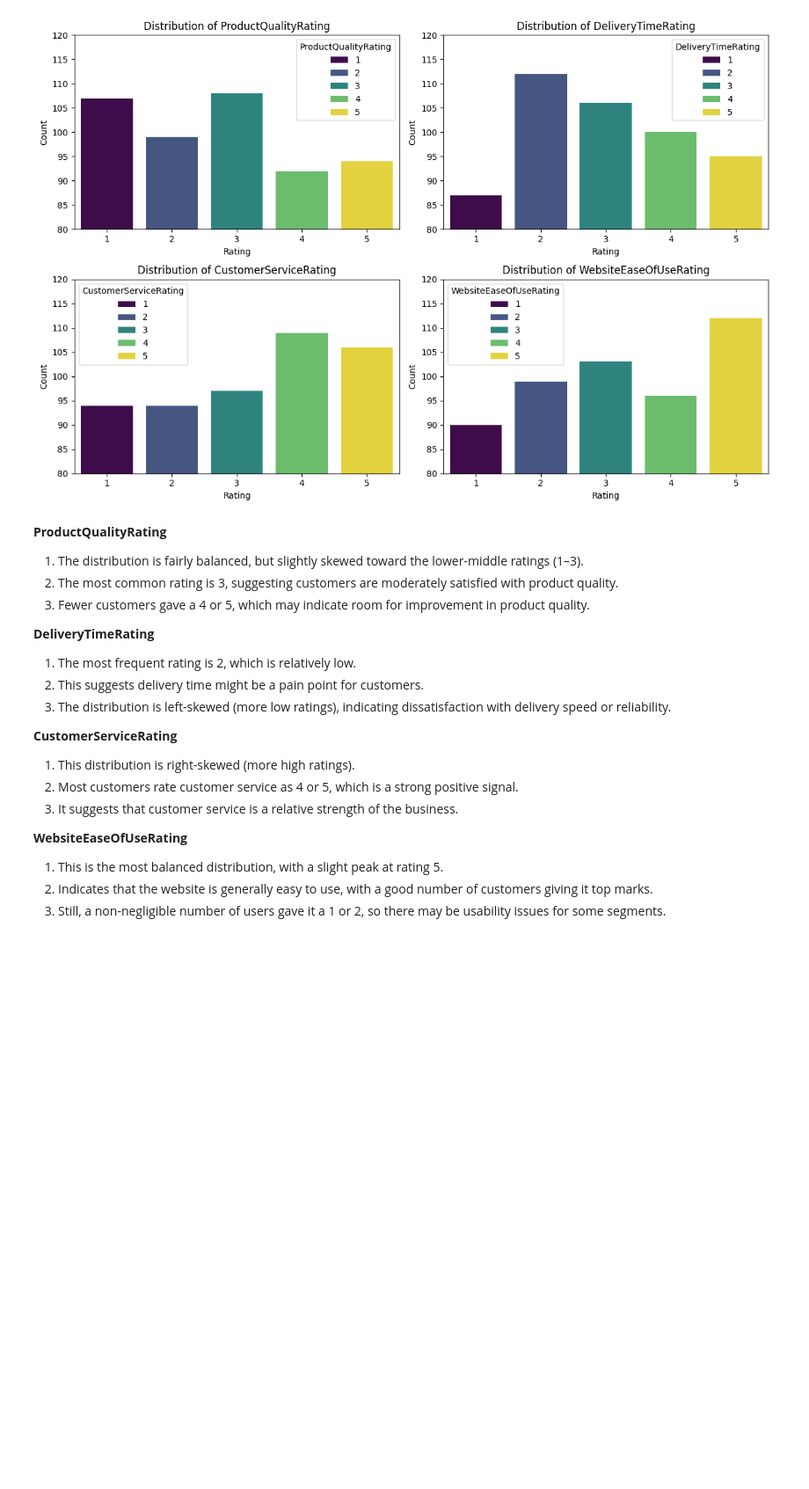
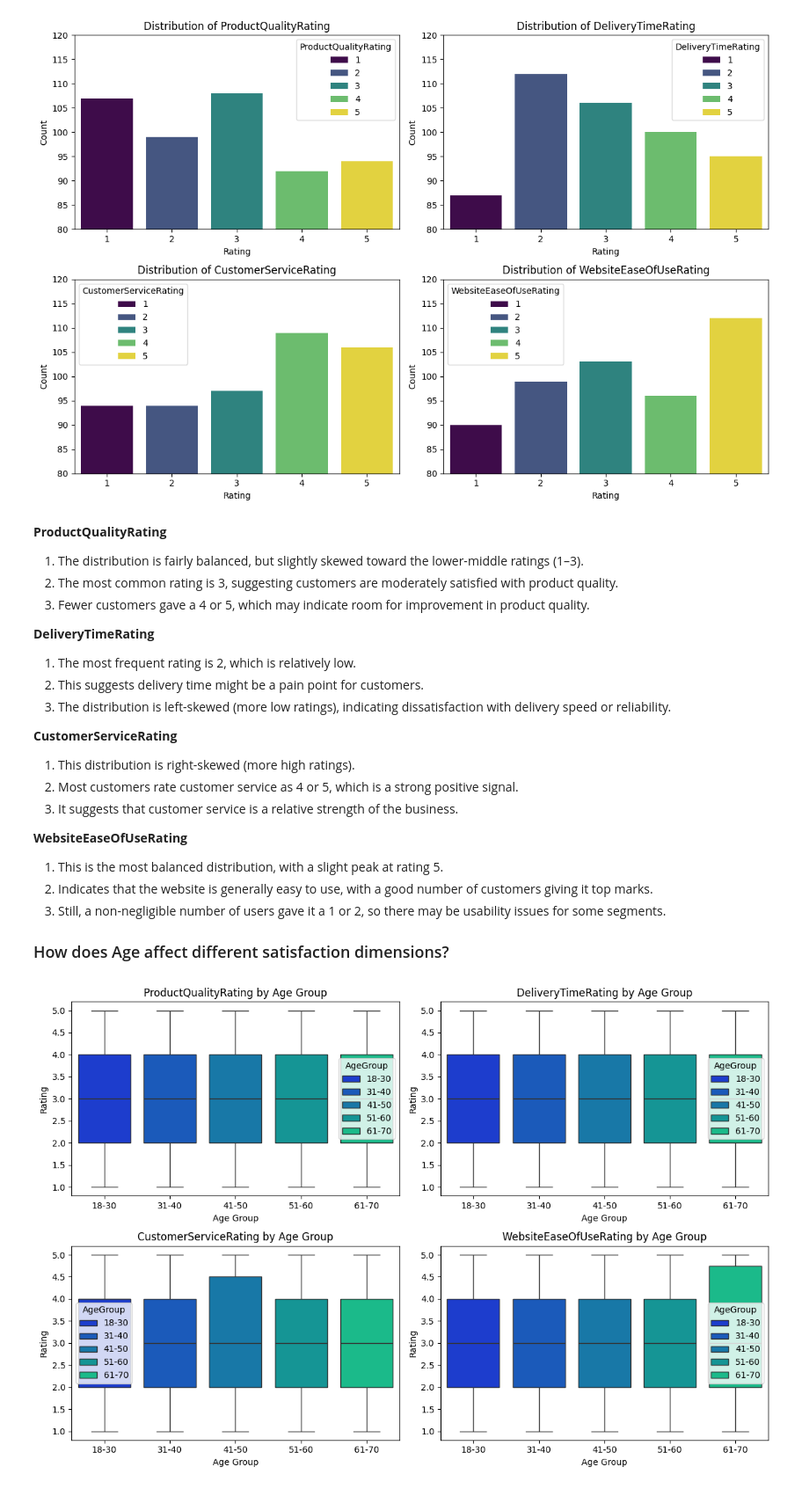
Before and after one commit to Darknight47/Data-Science-Projects-03, a Jupyter notebook: Customer_Satisfaction.ipynb, the cells around one changed output. Shown: that part at 88% size. Saved outputs shown, nothing was run; the diff lists cells and outputs as text; code cells hidden in the pictures; blank space fills up the shorter version.

Commit message:
Age effect on satisfaction dimensions

```diff
--- a/Customer_Satisfaction.ipynb
+++ b/Customer_Satisfaction.ipynb
@@ -119,3 +119,22 @@ plt.show()
 1. This is the most balanced distribution, with a slight peak at rating 5.
 2. Indicates that the website is generally easy to use, with a good number of customers giving it top marks.
 3. Still, a non-negligible number of users gave it a 1 or 2, so there may be usability issues for some segments.
+
+### How does Age affect different satisfaction dimensions?
+# %%
+# Creating age groups
+ageBins = [18, 30, 40, 50, 60, 70]
+labels = ['18-30', '31-40', '41-50', '51-60', '61-70']
+dataset['AgeGroup'] = pd.cut(dataset['Age'], bins=ageBins, labels=labels)
+# %%
+plt.figure(figsize=(12, 8))
+for i, feature in enumerate(rating_features, 1):
+    plt.subplot(2, 2, i)
+    sns.boxplot(x='AgeGroup', y=feature, data=dataset, hue='AgeGroup', palette='winter')
+    plt.title(f'{feature} by Age Group')
+    plt.xlabel('Age Group')
+    plt.ylabel('Rating')
+plt.tight_layout()
+plt.show()
+# %% [output]
+[figure, added]
```
Also changed, not shown: parts of 1 cell of this notebook.
